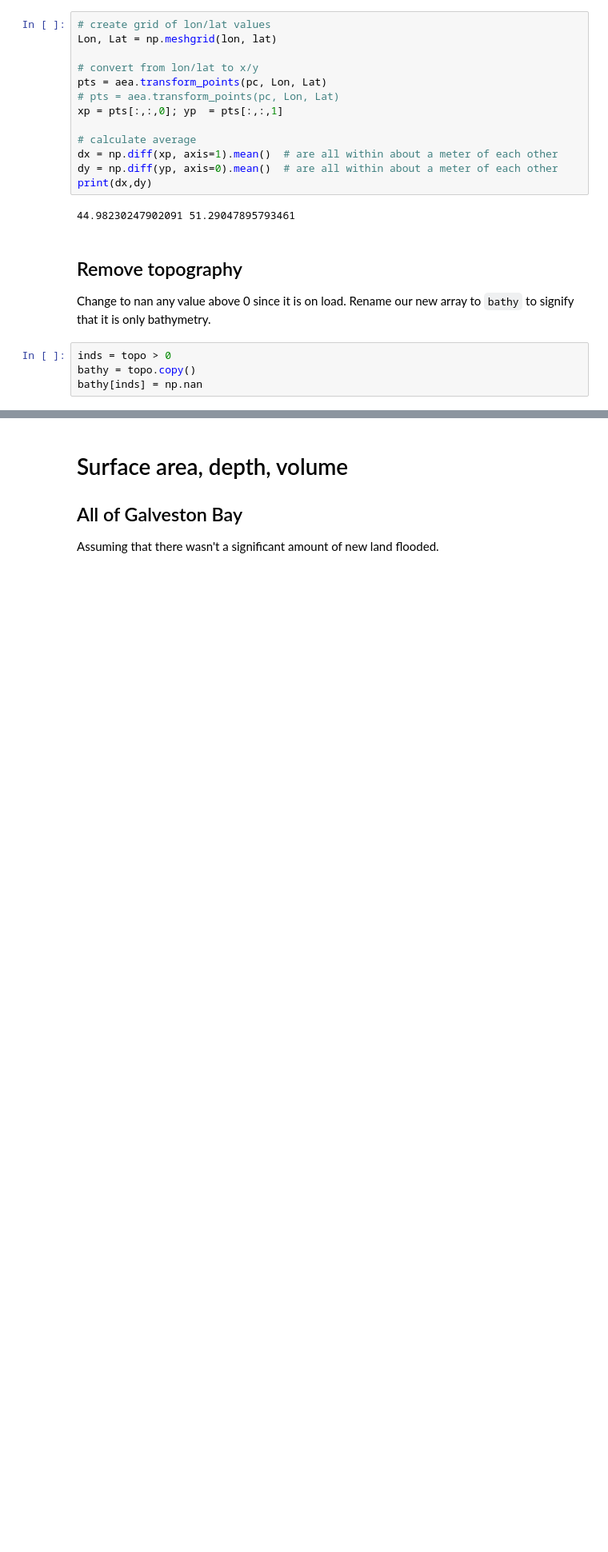
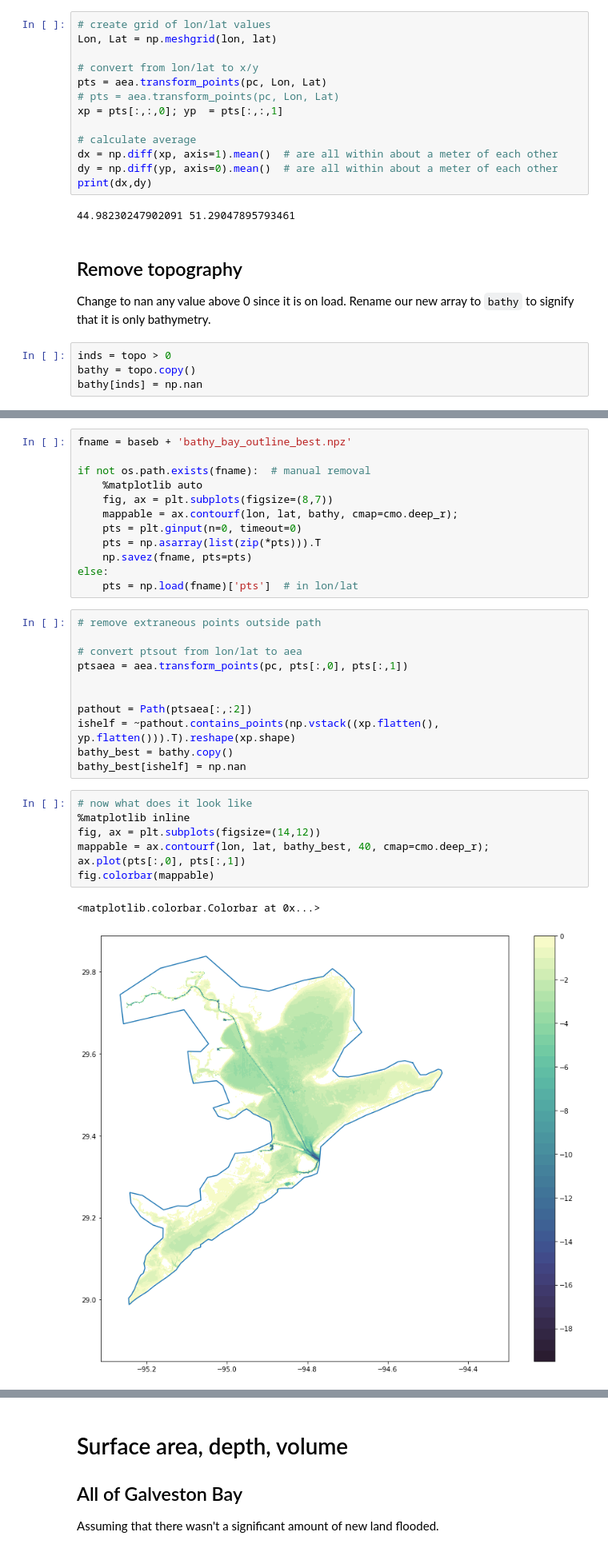
Before and after one commit to kthyng/harvey_inflow, a Jupyter notebook: notebooks/0_process_bathymetry.ipynb, the cells around one changed output, grey strips where cells are left out. Shown at 80% size. Cells and saved outputs as stored; diff of their text form; blank space fills up the shorter version.

Commit message:
now bathy surface area has uncertainty involved

```diff
--- a/notebooks/0_process_bathymetry.ipynb
+++ b/notebooks/0_process_bathymetry.ipynb
@@ -69,0 +73,33 @@ An outline of the bay has been previously clicked out by hand, using the code in
+# %%
+fname = baseb + 'bathy_bay_outline_best.npz'
+
+if not os.path.exists(fname):  # manual removal
+    %matplotlib auto
+    fig, ax = plt.subplots(figsize=(8,7))
+    mappable = ax.contourf(lon, lat, bathy, cmap=cmo.deep_r);
+    pts = plt.ginput(n=0, timeout=0)
+    pts = np.asarray(list(zip(*pts))).T
+    np.savez(fname, pts=pts)
+else:
+    pts = np.load(fname)['pts']  # in lon/lat
+# %%
+# remove extraneous points outside path
+
+# convert ptsout from lon/lat to aea
+ptsaea = aea.transform_points(pc, pts[:,0], pts[:,1])
+
+
+pathout = Path(ptsaea[:,:2])
+ishelf = ~pathout.contains_points(np.vstack((xp.flatten(), yp.flatten())).T).reshape(xp.shape)
+bathy_best = bathy.copy()
+bathy_best[ishelf] = np.nan
+# %%
+# now what does it look like
+%matplotlib inline
+fig, ax = plt.subplots(figsize=(14,12))
+mappable = ax.contourf(lon, lat, bathy_best, 40, cmap=cmo.deep_r);
+ax.plot(pts[:,0], pts[:,1])
+fig.colorbar(mappable)
+# %% [output]
+<matplotlib.colorbar.Colorbar at 0x...>
+[figure, added]
```
Also changed, not shown: parts of 38 cells of this notebook.
